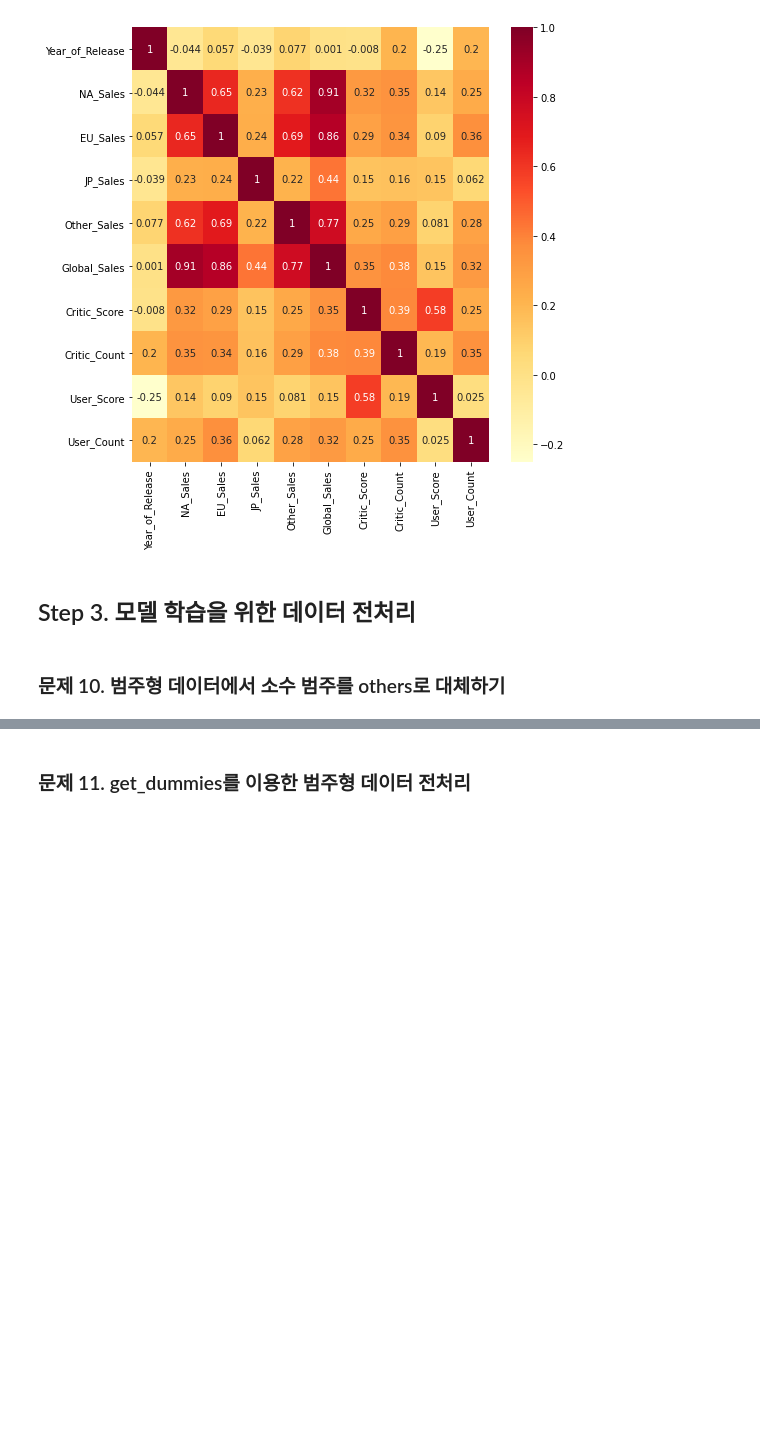
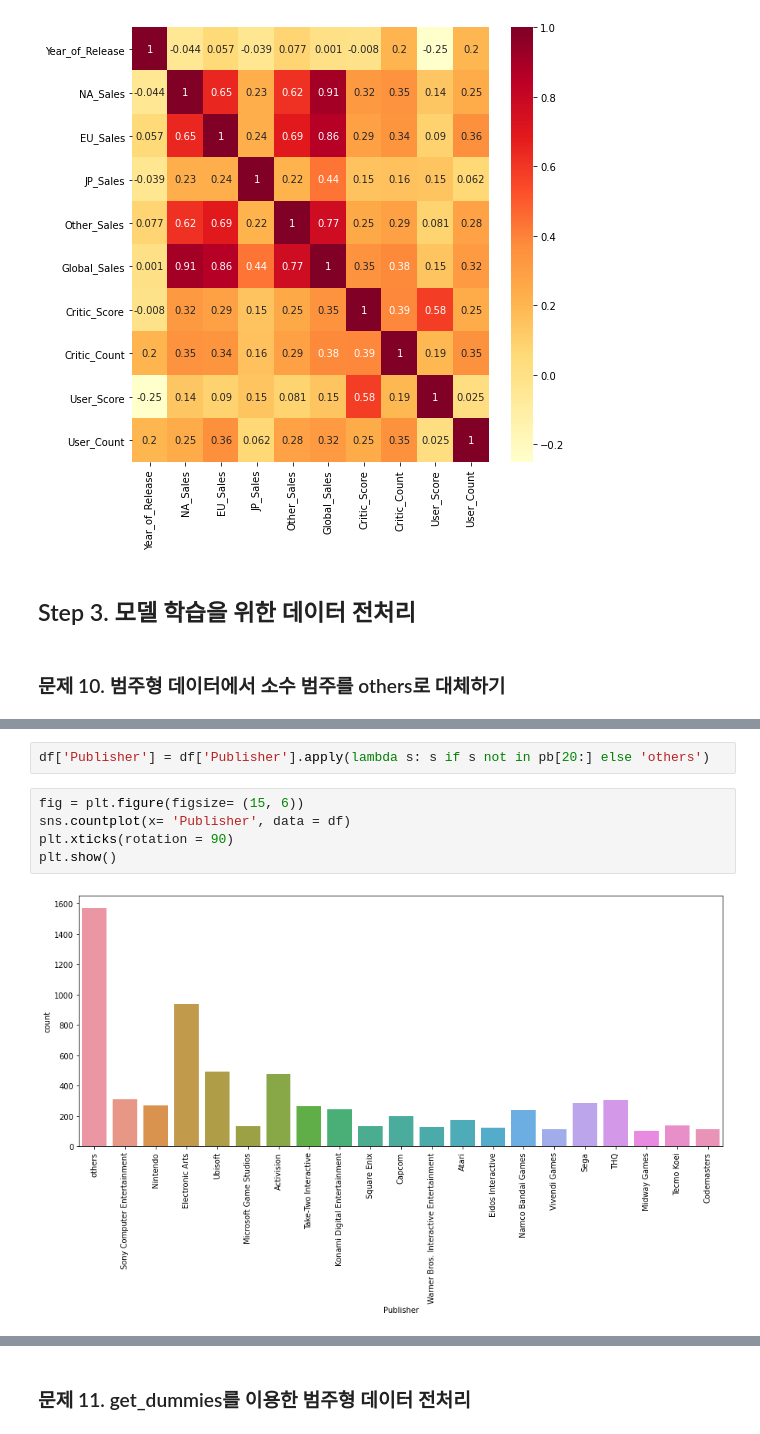
Before and after one commit to yoonstoneChoi/machine_learning, a Jupyter notebook: game_Regression/new_game.ipynb.ipynb, the cells around one changed output, grey strips where cells are left out. Cells and saved outputs as stored; diff of their text form; blank space fills up the shorter version.

```diff
--- a/game_Regression/new_game.ipynb.ipynb
+++ b/game_Regression/new_game.ipynb.ipynb
@@ -295,0 +301,9 @@ sns.heatmap(df.corr(), annot=True, cmap='YlOrRd')
+# %%
+df['Publisher'] = df['Publisher'].apply(lambda s: s if s not in pb[20:] else 'others')
+# %%
+fig = plt.figure(figsize= (15, 6))
+sns.countplot(x= 'Publisher', data = df)
+plt.xticks(rotation = 90)
+plt.show()
+# %% [output]
+[figure, added]
```
Also changed, not shown: parts of 21 cells of this notebook.
